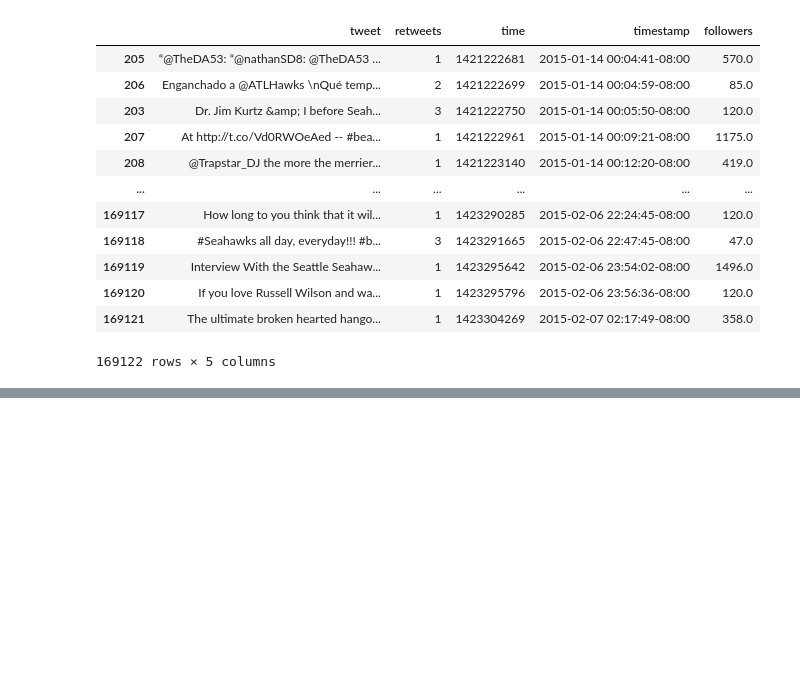
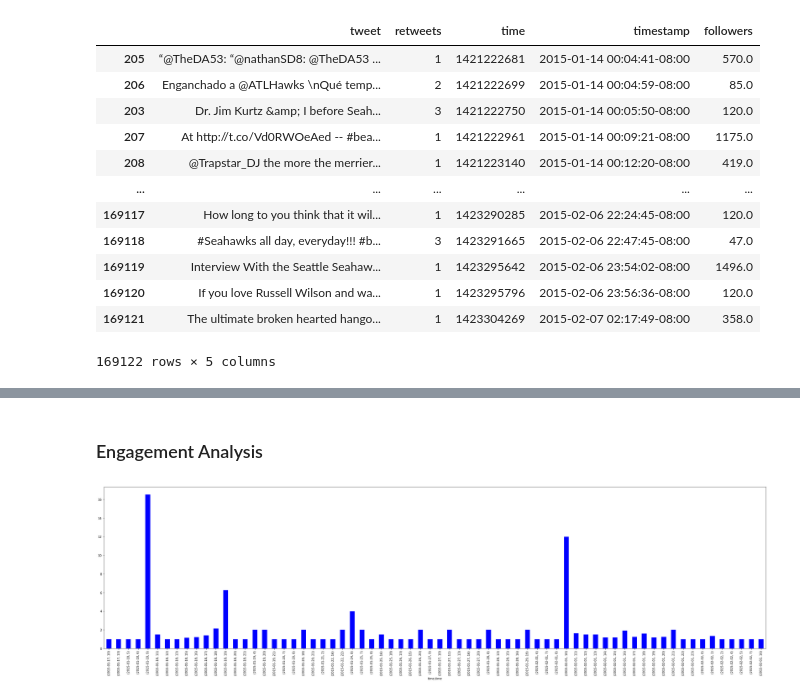
Before and after one commit to zhz03/ECE219_data_mining_project, a Jupyter notebook: Project_4/Project4_sp.ipynb, the cells around one changed output, grey strips where cells are left out. Saved outputs shown, nothing was run; the diff lists cells and outputs as text; code cells hidden in the pictures; blank space fills up the shorter version.

```diff
--- a/Project_4/Project4_sp.ipynb
+++ b/Project_4/Project4_sp.ipynb
@@ -173,0 +368,13 @@ Avg number of followers -  8814.96799424623
+# %% [markdown]
+### Engagement Analysis
+# %%
+# Positive engagement
+## plot for each hour
+df_positive = df.loc[df['sentiment_polarity'] == 1]
+times = pd.to_datetime(df_positive.time)
+grouped = df_positive.groupby([times.dt.date, times.dt.hour]).retweet_count.mean()
+## let us create timeseries of the sentiment data
+engagementSeries = pd.Series(data=list(grouped), index=grouped.keys())
+engagementSeries.plot.bar(figsize=(40,10), color='b');
+# %% [output]
+[figure, added]
```
Also changed, not shown: parts of 28 cells of this notebook.
